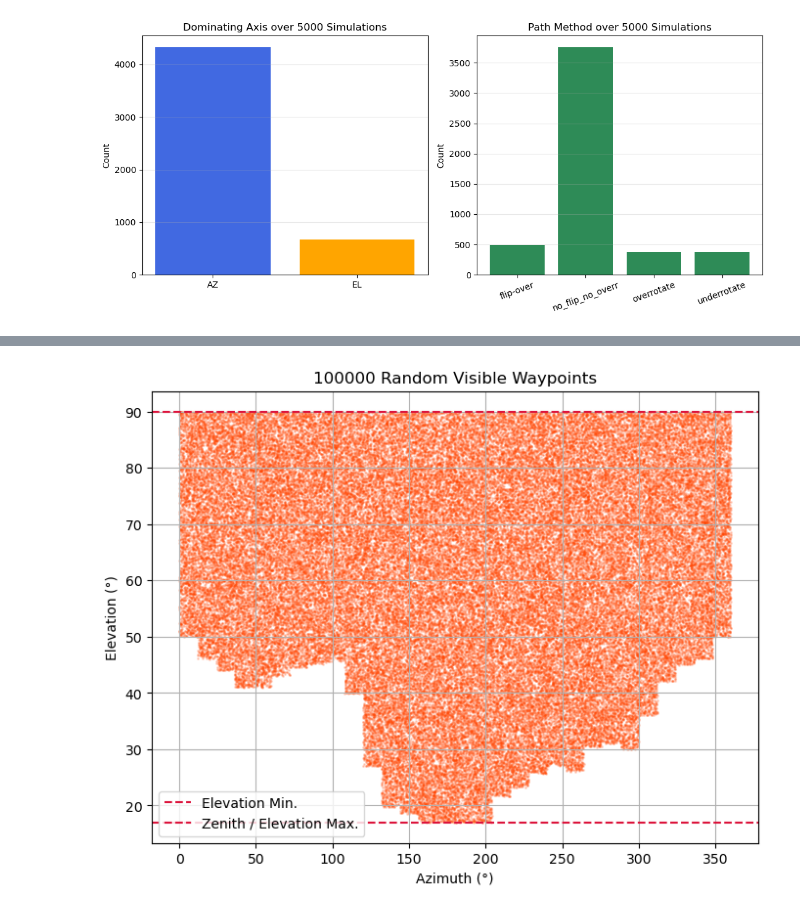
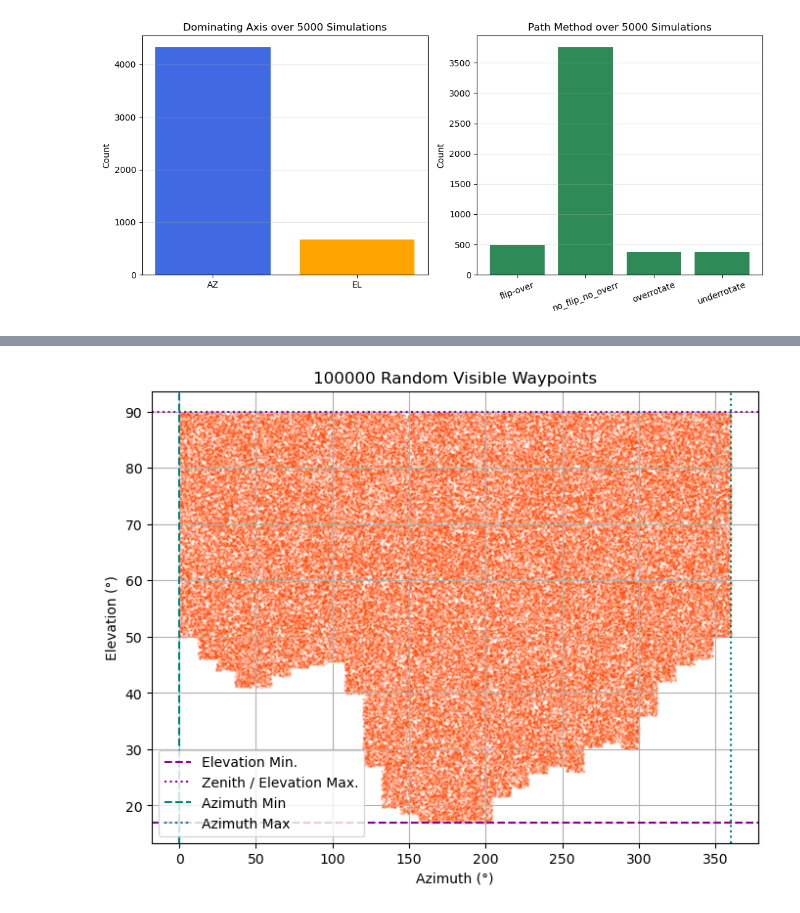
Before and after one commit to S-Wimmer1/Going-the-short-way, a Jupyter notebook: radtel2.0.ipynb, the cells around one changed output, grey strips where cells are left out. Saved outputs shown, nothing was run; the diff lists cells and outputs as text; code cells hidden in the pictures.

```diff
--- a/radtel2.0.ipynb
+++ b/radtel2.0.ipynb
@@ -1092,20 +1092,21 @@ pass
 # %%
 wpts = random_waypoints(100000)
 az, el = zip(*wpts)
 
 plt.figure(figsize=(8, 6))
 plt.scatter(az, el, s=1, alpha=0.2, color="orangered")
 plt.title(f"{len(wpts)} Random Visible Waypoints")
 plt.xlabel("Azimuth (°)")
 plt.ylabel("Elevation (°)")
-plt.axhline(y=ELEVATION_MIN, color="crimson", linestyle="--", label="Elevation Min.")
-plt.axhline(y=90, color="crimson", linestyle="--", label="Zenith / Elevation Max.")
-plt.axvline(x=0)
+plt.axhline(y=ELEVATION_MIN, color="darkmagenta", linestyle="--", label="Elevation Min.")
+plt.axhline(y=90, color="darkmagenta", linestyle="dotted", label="Zenith / Elevation Max.")
+plt.axvline(x=0, color="teal", linestyle="--", label="Azimuth Min")
+plt.axvline(x=360, color="teal", linestyle="dotted", label="Azimuth Max")
 plt.legend()
 plt.grid(True)
 plt.show()
 # %% [output]
-[figure, old version]
+[figure, new version]
 # %%
 theta, r = zip(*[azel_to_polar(az, el) for az, el in wpts])
 
```
Also changed, not shown: parts of 15 cells of this notebook.
